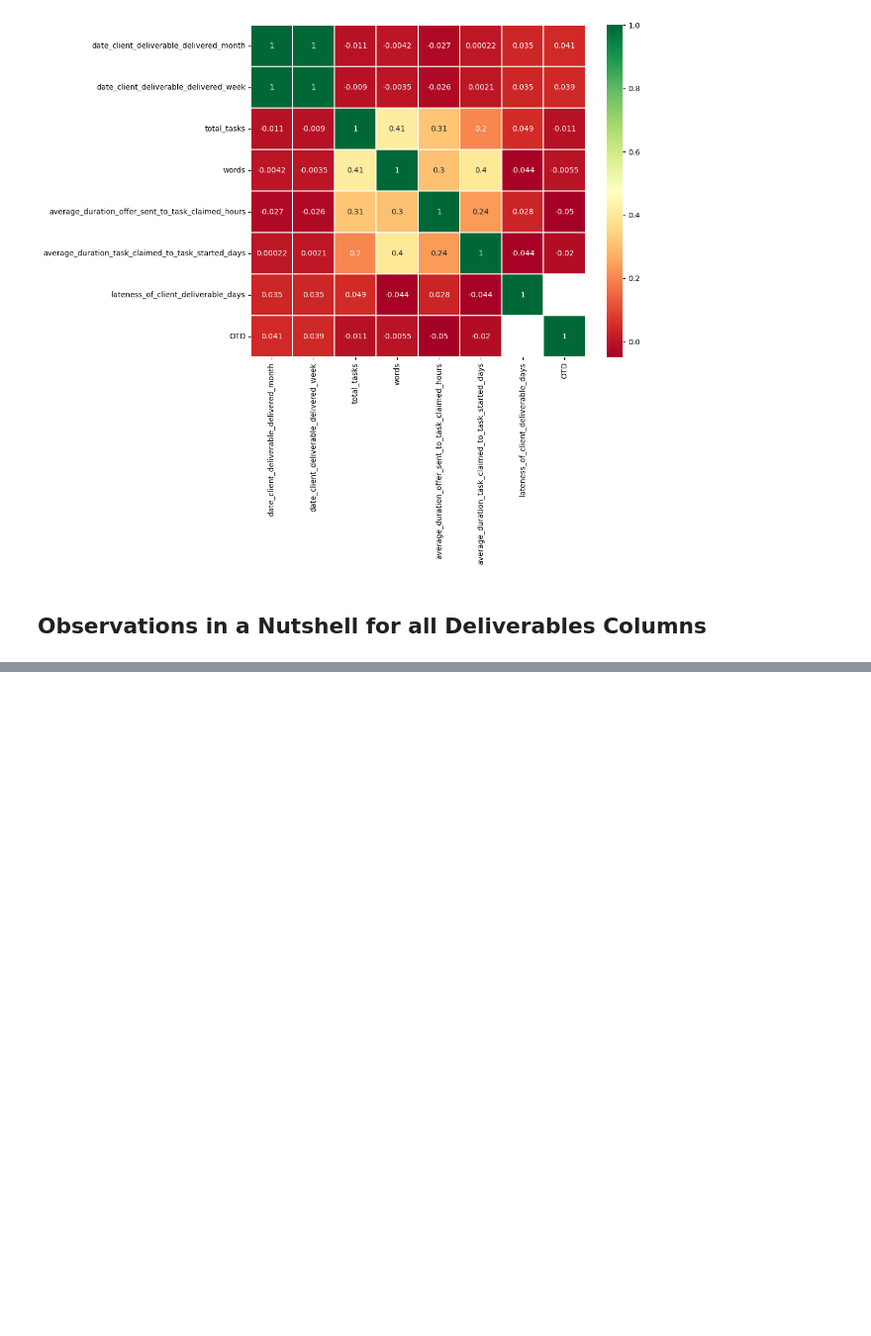
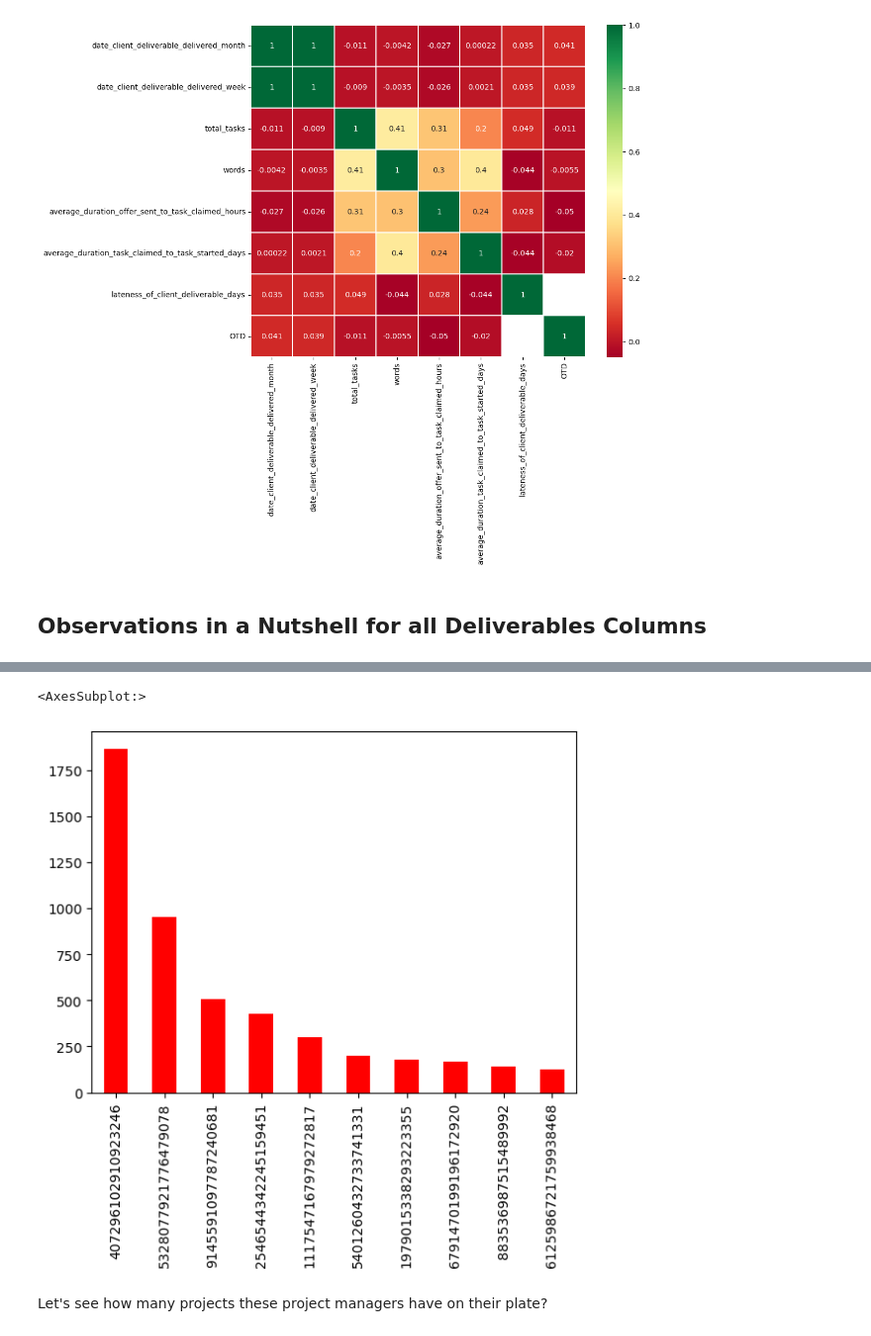
Before and after one commit to mindyng/Take-Homes, a Jupyter notebook: welocalize-sr-da-assessment.ipynb, the cells around one changed output, grey strips where cells are left out. Shown at 99% size. Saved outputs shown, nothing was run; the diff lists cells and outputs as text; code cells hidden in the pictures; blank space fills up the shorter version.

```diff
--- a/welocalize-sr-da-assessment.ipynb
+++ b/welocalize-sr-da-assessment.ipynb
@@ -508,0 +617,7 @@ At the same time, two columns can have highly/perfect correlation meaning no var
+# %%
+requests2_nonotd.project_manager_id.value_counts()[:10].plot(kind='bar', color = 'red')
+# %% [output]
+<AxesSubplot:>
+[figure, added]
+# %% [markdown]
+Let's see how many projects these project managers have on their plate?
```
Also changed, not shown: parts of 36 cells of this notebook.
